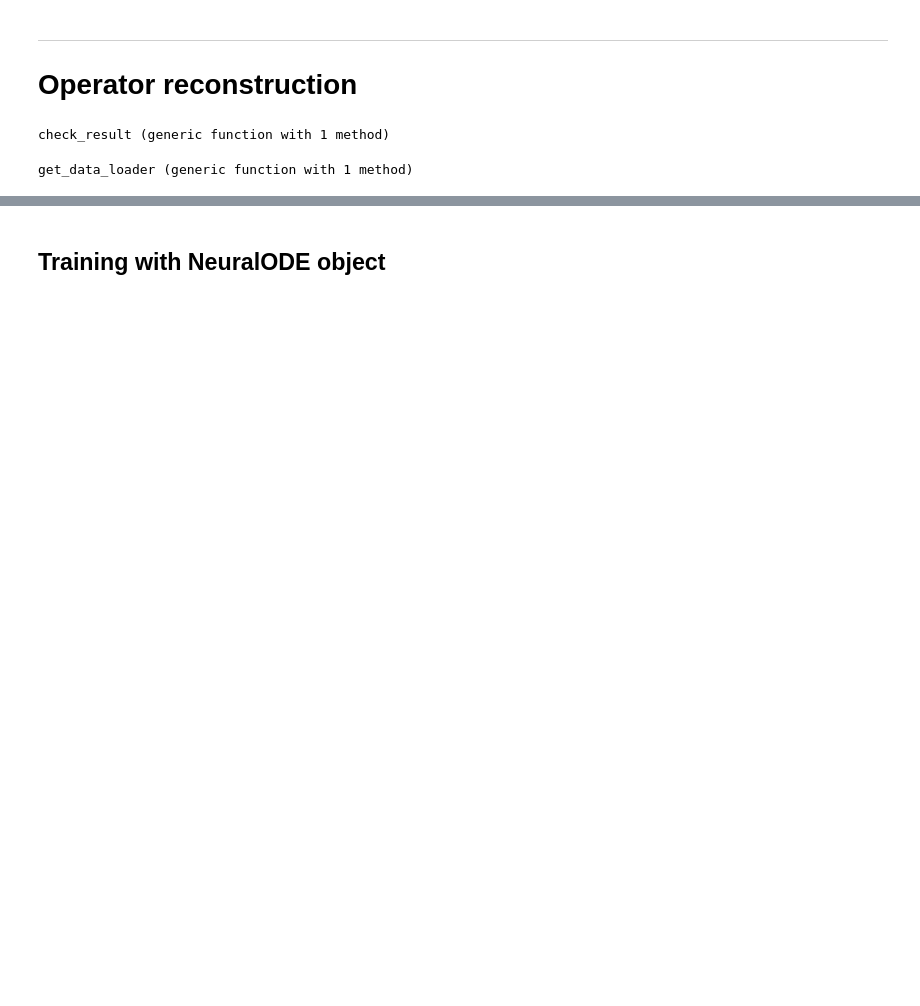
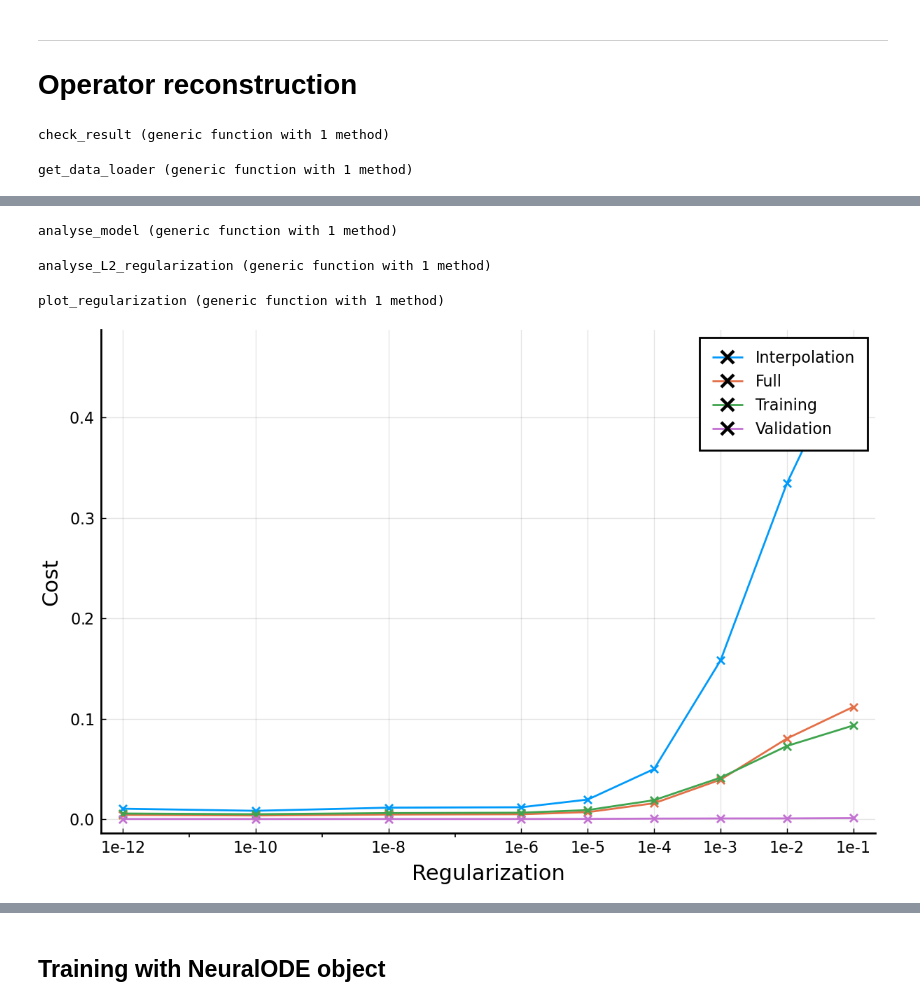
Before and after one commit to vdesgrange/closure-model, a Jupyter notebook: experiments/julia_src/neural_closure/heat_equation_neural_ode.ipynb, the cells around one changed output, grey strips where cells are left out. Drawn from its saved outputs; the diff is of its cells as text; code cells hidden in the pictures; blank space fills up the shorter version.

```diff
--- a/experiments/julia_src/neural_closure/heat_equation_neural_ode.ipynb
+++ b/experiments/julia_src/neural_closure/heat_equation_neural_ode.ipynb
@@ -284,0 +321,49 @@ display(
+# %%
+function analyse_model(files, data, ratio)
+    sim = 100
+    typ = 2
+    mse_inters = []
+    mse_sets = []
+    mse_trains = []
+    mse_vals = []
+
+    for filename in files
+        @load filename K p
+        mse_inter, _ = test_simulation(K, p, sim, typ)
+        mse_set, _, mse_train_set, _, mse_val_set, _ = test_simulation_2(K, p, data, ratio)
+
+        push!(mse_inters, copy(mse_inter))
+        push!(mse_sets, copy(mse_set))
+        push!(mse_trains, copy(mse_train_set))
+        push!(mse_vals, copy(mse_val_set))
+    end
+
+    return mse_inters, mse_sets, mse_trains, mse_vals
+end
+# %% [output]
+analyse_model (generic function with 1 method)
+# %%
+function analyse_L2_regularization(noise, reg, batch_size, ratio)
+    sim = 100
+    typ = 2
+    epochs = 1000;
+    files = []
+
+    data = Generator.read_dataset("./src/examples/heat/odesolver_analytical_heat_training_set.jld2")["training_set"];
+
+    for e in noise
+        for (i, r) in enumerate(reg)
+            model = Models.LinearModel(x_n);
+            K, p = training(model, epochs, data, batch_size, 0.7, e, r);
+            filename = "HeatLinearModelExperiment_noise_gauss_10p_" * string(i) * ".bson"
+            @save filename K p
+            push!(files, filename)
+        end
+    end
+
+    mse_inters, mse_sets, mse_trains, mse_vals = analyse_model(files, data, ratio)
+
+    return files, mse_inters, mse_sets, mse_trains, mse_vals
+end
+# %% [output]
+analyse_L2_regularization (generic function with 1 method)
@@ -284,0 +372,26 @@ display(
+# %%
+data = Generator.read_dataset("./src/examples/heat/odesolver_analytical_heat_training_set.jld2")["training_set"];
+files = []
+for (i, r) in enumerate([1e-12, 1e-10, 1e-8, 1e-6, 1e-5, 1e-4, 1e-3, 1e-2, 1e-1])
+    filename = "./src/examples/heat/reg/HeatLinearModelExperiment_noise_gauss_10p_" * string(i) * ".bson"
+    push!(files, filename)
+end
+a, b, c, d = analyse_model(files, data, 0.7)
+@save "./src/examples/heat/reg/heat_cost_regularization_noise_gauss_10p.bson" a b c d
+# %%
+function plot_regularization(noise, reg, a, b, c, d)
+    plot(dpi=200)
+    plot!(reg, a, markershape=:x, label="Interpolation")
+    plot!(reg, b, markershape=:x, label="Full")
+    plot!(reg, c, markershape=:x, label="Training")
+    plot!(reg, d, markershape=:x, label="Validation")
+    plot!(xlabel="Regularization", ylabel="Cost", xaxis=:log)
+    plot!(xticks=(reg,["1e-12", "1e-10", "1e-8", "1e-6", "1e-5", "1e-4", "1e-3", "1e-2", "1e-1"]))
+end
+# %% [output]
+plot_regularization (generic function with 1 method)
+# %%
+@load "src/examples/heat/reg/heat_cost_regularization_no_noise.bson" a b c d
+plot_regularization([0.05], [1e-12, 1e-10, 1e-8, 1e-6, 1e-5, 1e-4, 1e-3, 1e-2, 1e-1], a, b, c, d)
+# %% [output]
+[figure, added]
```
Also changed, not shown: parts of 34 cells of this notebook, 2 other files.
